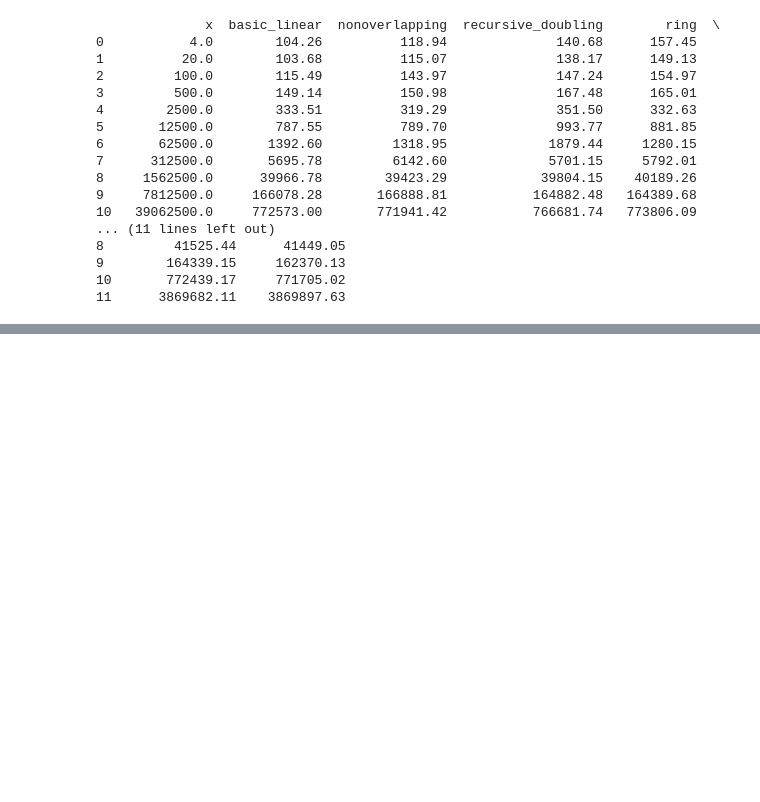
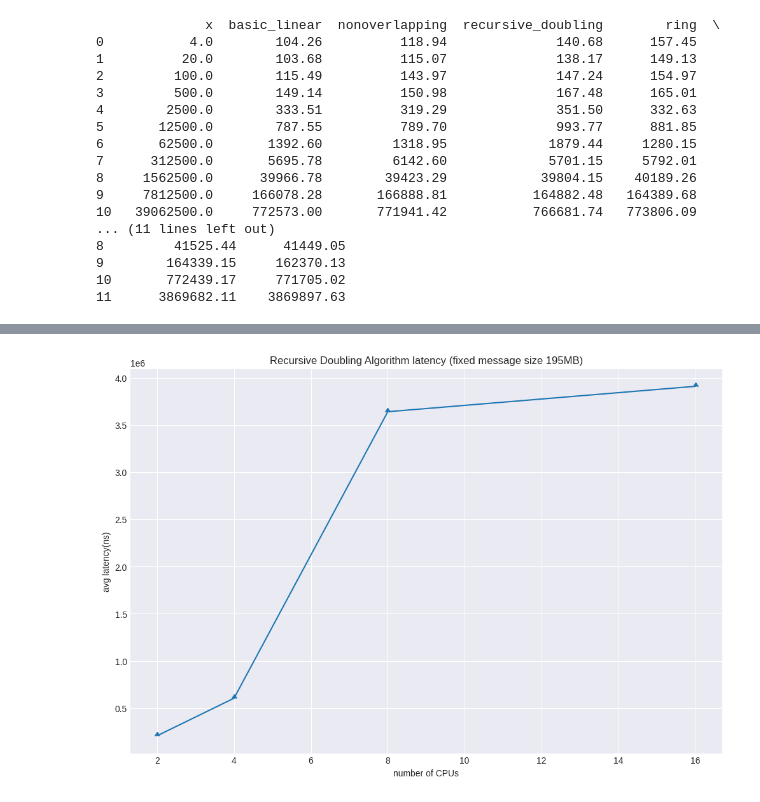
Before and after one commit to dexhunter/allreduce-experiments, a Jupyter notebook: visualize.ipynb, the cells around one changed output, grey strips where cells are left out. Saved outputs shown, nothing was run; the diff lists cells and outputs as text; code cells hidden in the pictures; blank space fills up the shorter version.

```diff
--- a/visualize.ipynb
+++ b/visualize.ipynb
@@ -933,0 +970,18 @@ print(df)
+# %%
+# a figure for a fixed large message size, x is number of servers, y is the measured latency.
+
+
+# algo 3
+# message size 195312500
+
+x = np.array([2,4,8,16])
+y = np.array([206693.36, 604641.38, 3642138.46, 3911527.90])
+
+plt.plot(x,y,marker=10)
+plt.xlabel('number of CPUs')
+plt.ylabel('avg latency(ns)')
+plt.title('Recursive Doubling Algorithm latency (fixed message size 195MB)')
+plt.savefig('imgs/fixed-size-195-algo3.png')
+plt.show()
+# %% [output]
+[figure, added]
```
Also changed, not shown: parts of 6 cells of this notebook, 7 other files.
